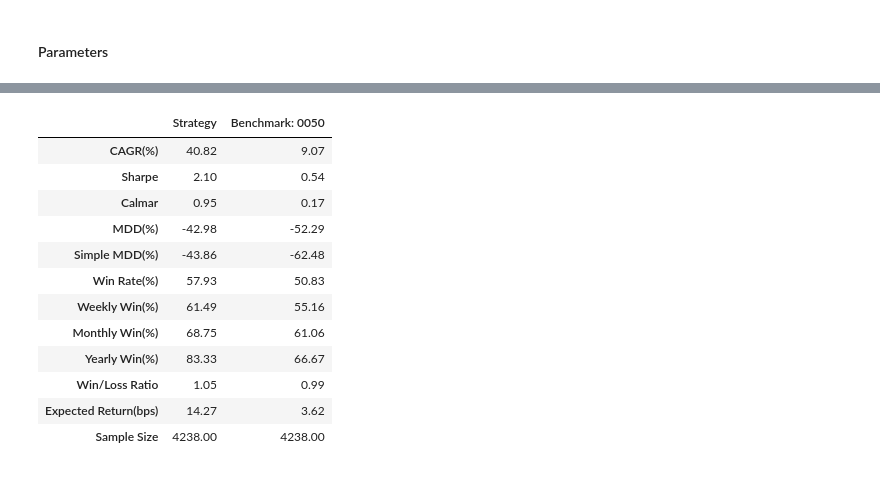
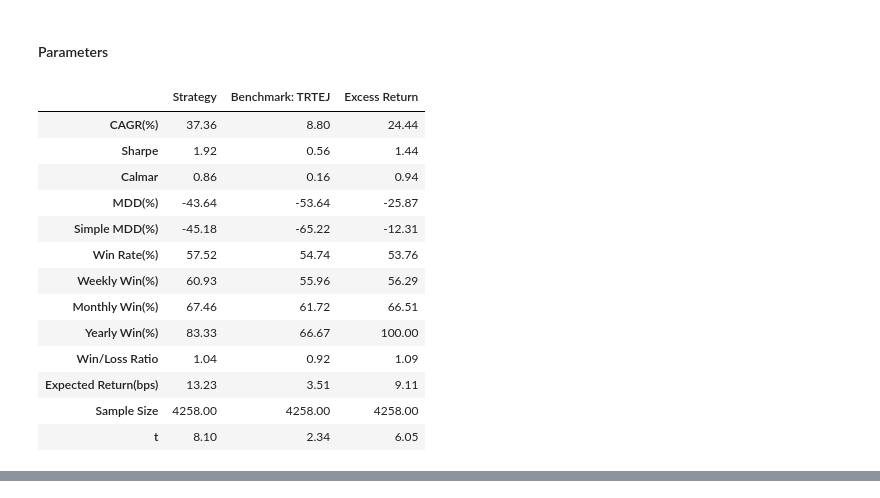
Before and after one commit to DeepLeek-quant/tw-3-factor, a Jupyter notebook: main_temp.ipynb, the cells around one changed output, grey strips where cells are left out. Saved outputs shown, nothing was run; the diff lists cells and outputs as text; code cells hidden in the pictures.

```diff
--- a/main_temp.ipynb
+++ b/main_temp.ipynb
@@ -443,40 +558,42 @@ pd.concat([
 # %% [markdown]
 #### Parameters
 # %%
-ROE_Y = get_rank(data['常續ROE_YOY_DIFF'])
-MCAP_TO_REV = get_rank(data['營業收入']/data['個股市值(元)'])
+ROE_Y = (db['常續ROE'] - db['常續ROE_lag4']).to_rank()
+MCAP_TO_REV = (db['營業收入']/db['個股市值(元)']).to_rank()
 
-returns = data['報酬率']
-turnover = data['周轉率']
+returns = db['報酬率']
+turnover = db['周轉率']
 days = 20
-FIP = get_rank(
-        get_factor(
-        returns.apply(lambda x: ((x>0).rolling(days).sum()))
-    ) -
-        get_factor(turnover.rolling(days).mean())
-)
+FIP = (
+    returns.apply(lambda x: ((x>0).rolling(days).sum())).to_factor() -
+    turnover.rolling(days).mean().to_factor()
+).to_rank()
 # %%
-f = get_rank(ROE_Y+MCAP_TO_REV+FIP)
+f = (ROE_Y+MCAP_TO_REV+FIP).to_rank()
 
 improved_factors = backtesting(
    f>=0.99,
    rebalance='QR',
    start='2008',
+   report=True,
 )
+# metrics_to_excel(improved_factors, 'improved_factors')
+# equity_curve_to_excel(improved_factors, 'improved_factors')
 # %% [output]
+|  | Strategy | Benchmark: TRTEJ | Excess Return |
+| CAGR(%) | 37.36 | 8.80 | 24.44 |
+| Sharpe | 1.92 | 0.56 | 1.44 |
+| Calmar | 0.86 | 0.16 | 0.94 |
+| MDD(%) | -43.64 | -53.64 | -25.87 |
+| Simple MDD(%) | -45.18 | -65.22 | -12.31 |
+| Win Rate(%) | 57.52 | 54.74 | 53.76 |
+| Weekly Win(%) | 60.93 | 55.96 | 56.29 |
+| Monthly Win(%) | 67.46 | 61.72 | 66.51 |
+| Yearly Win(%) | 83.33 | 66.67 | 100.00 |
+| Win/Loss Ratio | 1.04 | 0.92 | 1.09 |
+| Expected Return(bps) | 13.23 | 3.51 | 9.11 |
+| Sample Size | 4258.00 | 4258.00 | 4258.00 |
+| t | 8.10 | 2.34 | 6.05 |
 [interactive output not drawn]
 [interactive output not drawn]
 [interactive output not drawn]
-|  | Strategy | Benchmark: 0050 |
-| CAGR(%) | 40.82 | 9.07 |
-| Sharpe | 2.10 | 0.54 |
-| Calmar | 0.95 | 0.17 |
-| MDD(%) | -42.98 | -52.29 |
-| Simple MDD(%) | -43.86 | -62.48 |
-| Win Rate(%) | 57.93 | 50.83 |
-| Weekly Win(%) | 61.49 | 55.16 |
-| Monthly Win(%) | 68.75 | 61.06 |
-| Yearly Win(%) | 83.33 | 66.67 |
-| Win/Loss Ratio | 1.05 | 0.99 |
-| Expected Return(bps) | 14.27 | 3.62 |
-| Sample Size | 4238.00 | 4238.00 |
```
Also changed, not shown: parts of 22 cells of this notebook, 1 other file.
